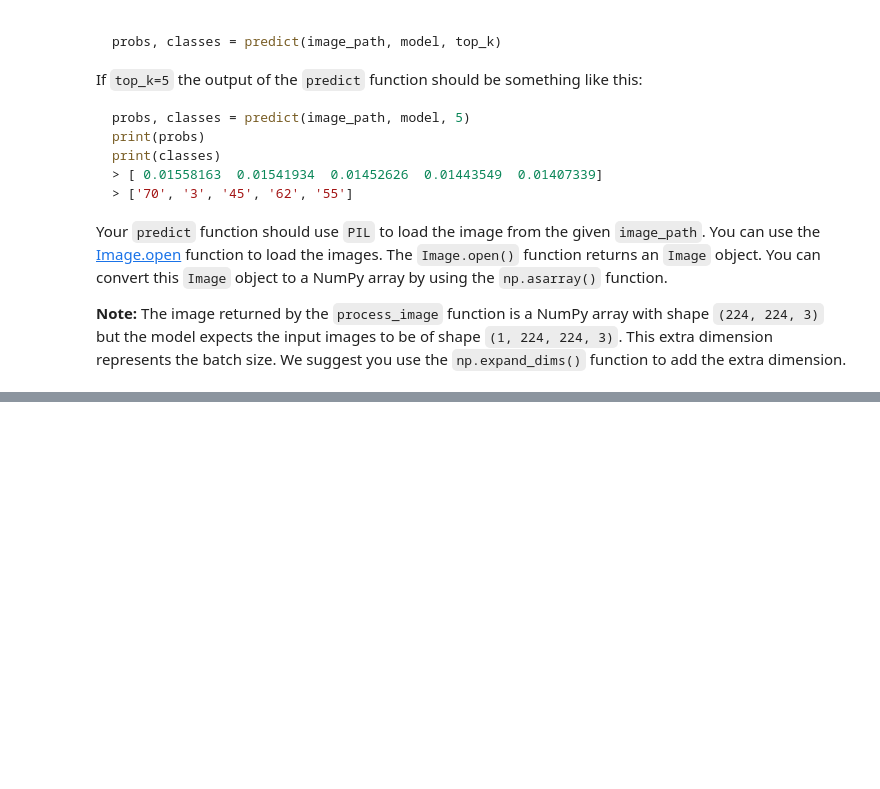
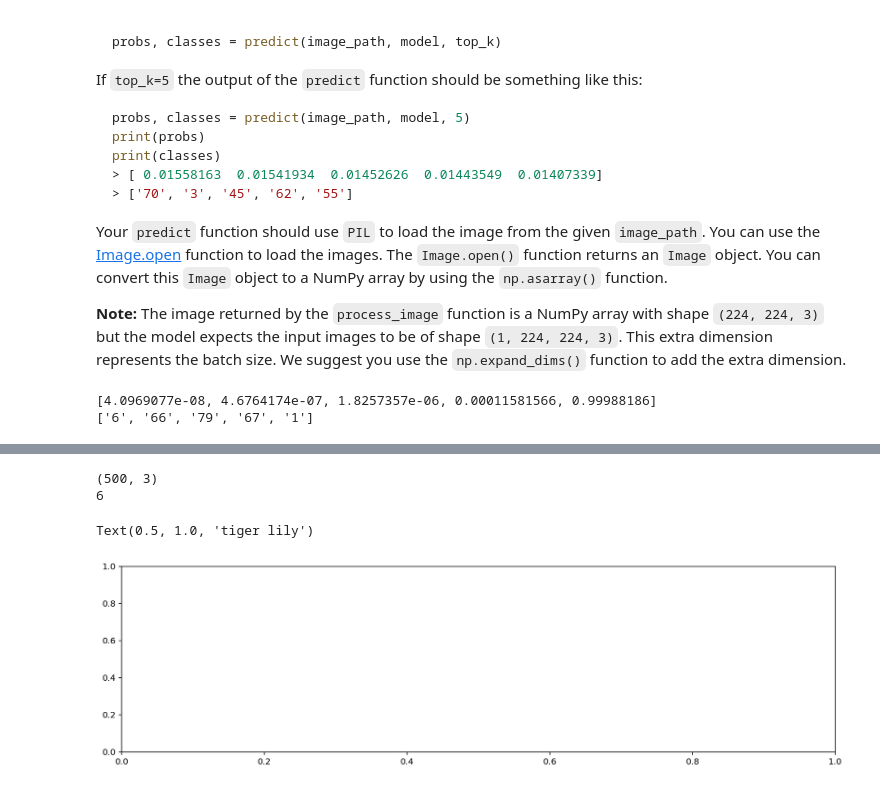
Before and after one commit to davidjentjens/flower_classifier, a Jupyter notebook: Project_Image_Classifier_Project.ipynb, the cells around one changed output, grey strips where cells are left out. Drawn from its saved outputs; the diff is of its cells as text; code cells hidden in the pictures; blank space fills up the shorter version.

Commit message:
Train model and save it for further predictions

```diff
--- a/Project_Image_Classifier_Project.ipynb
+++ b/Project_Image_Classifier_Project.ipynb
@@ -47,7 +45,7 @@ The validation and testing sets are used to measure the model's performance on d
 dataset, dataset_info = tfds.load('oxford_flowers102', as_supervised=True, with_info=True, download=True)
 # %%
 # TODO: Create a training set, a validation set and a test set.
-training_set, validation_set, test_set = dataset
+training_set, validation_set, test_set = dataset['train'], dataset['test'], dataset['validation']
 # %% [markdown]
 ## Explore the Dataset
 # %%
@@ -315,3 +374,13 @@ Finally, convert your image back to a NumPy array using the `.numpy()` method.
+# %%
+# TODO: Create the process_image function
+image_size = 224
+
+def process_image(image):
+    tf_image = tf.convert_to_tensor(image)
+    tf_image = tf.image.resize(image, (image_size, image_size))
+    tf_image /= 255
+    image = tf_image.numpy()
+    return image
 # %% [markdown]
 To check your `process_image` function we have provided 4 images in the `./test_images/` folder:
 
@@ -366,3 +435,31 @@ Your `predict` function should use `PIL` to load the image from the given `image
+# %%
+# TODO: Create the predict function
+
+def predict(image_path, model, top_k):
+    image_raw = Image.open(image_path)
+    image = np.asarray(image_raw)
+    image = process_image(image)
+    image = np.expand_dims(image, axis=0)
+
+    ps = model.predict(image)
+
+    ind = np.argpartition(ps[0], -top_k)[-top_k:]
+    class_indices = ind.tolist()
+
+    probs = [ps[0][i] for i in class_indices]
+    classes = [str(i) for i in class_indices]
+
+    return probs, classes
+
+
+image_path = './test_images/hard-leaved_pocket_orchid.jpg'
+probs, classes = predict(image_path, model, 5)
+
+print(probs)
+print(classes)
+# %% [output]
+[4.0969077e-08, 4.6764174e-07, 1.8257357e-06, 0.00011581566, 0.99988186]
+['6', '66', '79', '67', '1']
 # %% [markdown]
 # Sanity Check
 
@@ -382,0 +478,30 @@ You can convert from the class integer labels to actual flower names using `clas
+# %%
+# TODO: Plot the input image along with the top 5 classes
+reduced_class_names = class_names
+
+#for class_name in class_names:
+#    if class_name.key in classes
+
+image_path = './test_images/hard-leaved_pocket_orchid.jpg'
+image_raw = Image.open(image_path)
+image = np.asarray(image_raw)
+
+probs, classes = predict(image_path, model, 5)
+
+probs = model.predict(image_batch)
+first_image = image.squeeze()[0]
+first_label = classes[0]
+
+print(first_image.shape)
+print(first_label)
+
+fig = plt.subplots(figsize=(15,4))
+
+ax1.imshow(first_image, cmap = plt.cm.binary)
+ax1.axis('off')
+ax1.set_title(reduced_class_names[str(first_label)])
+# %% [output]
+(500, 3)
+6
+Text(0.5, 1.0, 'tiger lily')
+[figure, added]
```
Also changed, not shown: parts of 17 cells of this notebook, 1 other file.
